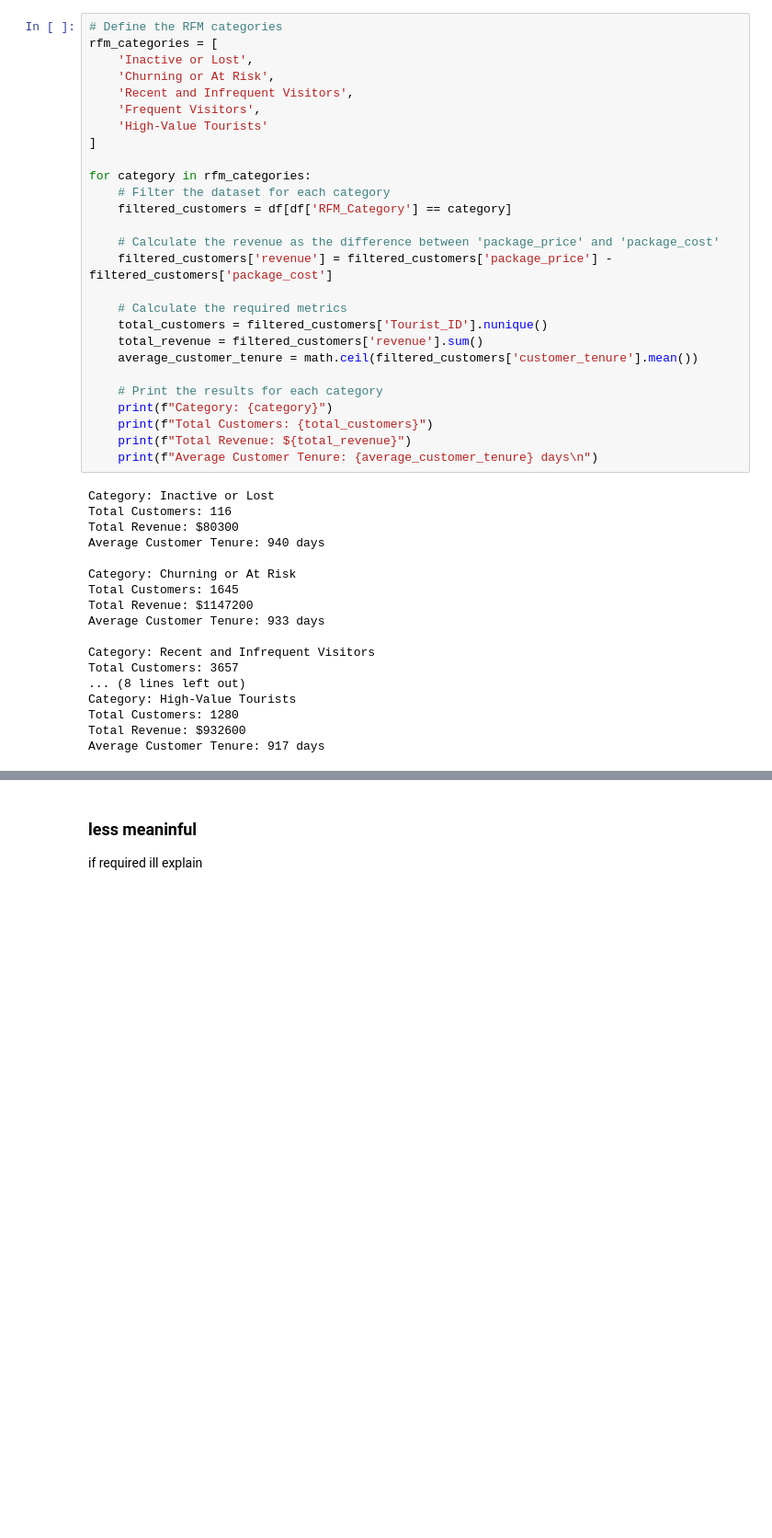
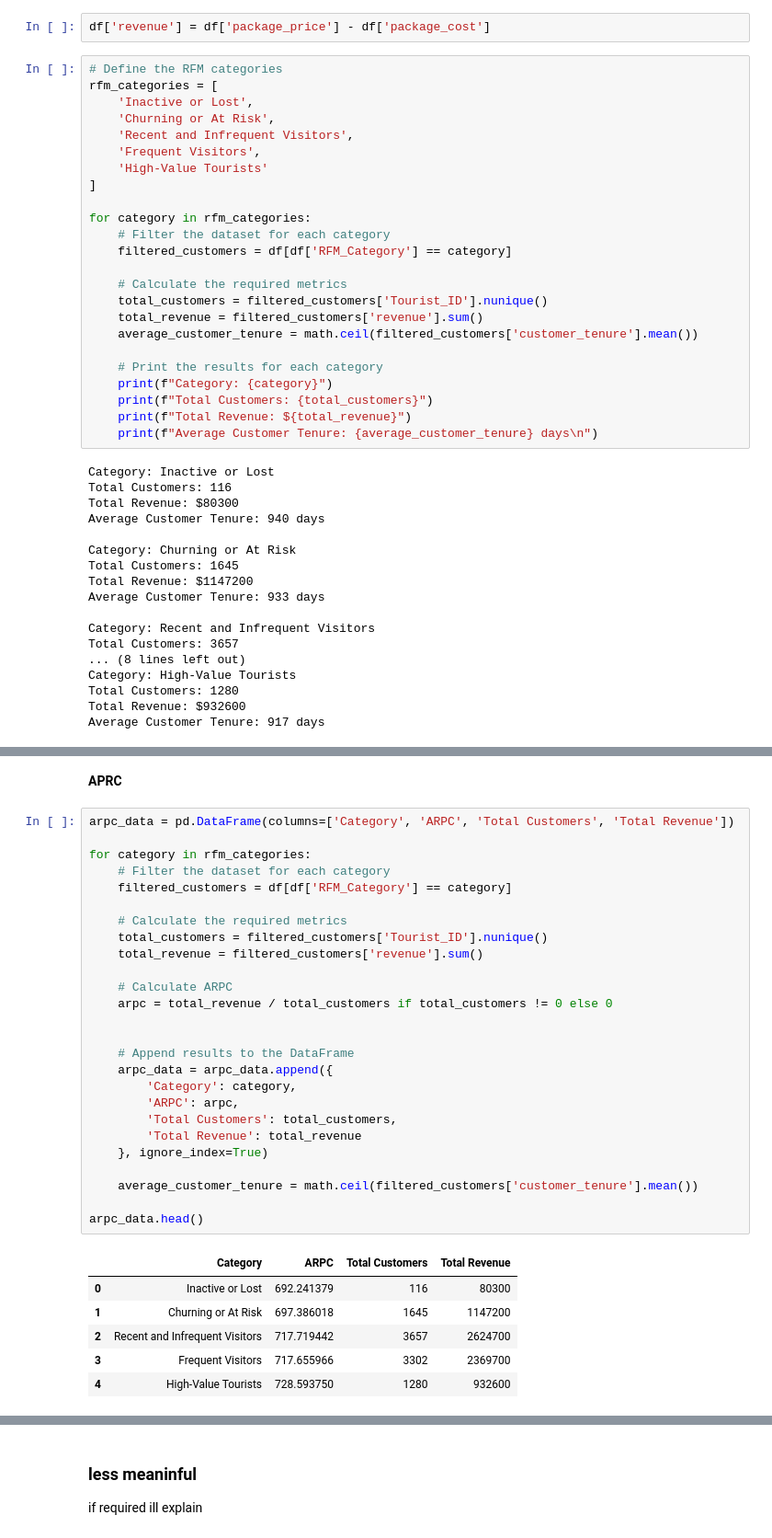
Before and after one commit to NajlaZuhir/CRM_Data, a Jupyter notebook: AI_profiling.ipynb, the cells around one changed output, grey strips where cells are left out. Shown: that part at 92% size. Saved outputs shown, nothing was run; the diff lists cells and outputs as text; blank space fills up the shorter version.

```diff
--- a/AI_profiling.ipynb
+++ b/AI_profiling.ipynb
@@ -275,5 +288,7 @@ Column 'RFM_Category_encoded' is already numeric (encoded).
 # %% [markdown]
 # Customer Analysis
+# %%
+df['revenue'] = df['package_price'] - df['package_cost']
 # %%
 # Define the RFM categories
 rfm_categories = [
@@ -288,9 +303,6 @@ for category in rfm_categories:
     # Filter the dataset for each category
     filtered_customers = df[df['RFM_Category'] == category]
 
-    # Calculate the revenue as the difference between 'package_price' and 'package_cost'
-    filtered_customers['revenue'] = filtered_customers['package_price'] - filtered_customers['package_cost']
-
     # Calculate the required metrics
     total_customers = filtered_customers['Tourist_ID'].nunique()
     total_revenue = filtered_customers['revenue'].sum()
@@ -321,0 +338,35 @@ Average Customer Tenure: 917 days
+# %% [markdown]
+**APRC**
+# %%
+arpc_data = pd.DataFrame(columns=['Category', 'ARPC', 'Total Customers', 'Total Revenue'])
+
+for category in rfm_categories:
+    # Filter the dataset for each category
+    filtered_customers = df[df['RFM_Category'] == category]
+
+    # Calculate the required metrics
+    total_customers = filtered_customers['Tourist_ID'].nunique()
+    total_revenue = filtered_customers['revenue'].sum()
+
+    # Calculate ARPC
+    arpc = total_revenue / total_customers if total_customers != 0 else 0
+
+
+    # Append results to the DataFrame
+    arpc_data = arpc_data.append({
+        'Category': category,
+        'ARPC': arpc,
+        'Total Customers': total_customers,
+        'Total Revenue': total_revenue
+    }, ignore_index=True)
+
+    average_customer_tenure = math.ceil(filtered_customers['customer_tenure'].mean())
+
+arpc_data.head()
+# %% [output]
+|  | Category | ARPC | Total Customers | Total Revenue |
+| 0 | Inactive or Lost | 692.241379 | 116 | 80300 |
+| 1 | Churning or At Risk | 697.386018 | 1645 | 1147200 |
+| 2 | Recent and Infrequent Visitors | 717.719442 | 3657 | 2624700 |
+| 3 | Frequent Visitors | 717.655966 | 3302 | 2369700 |
+| 4 | High-Value Tourists | 728.593750 | 1280 | 932600 |
```
Also changed, not shown: parts of 9 cells of this notebook.
